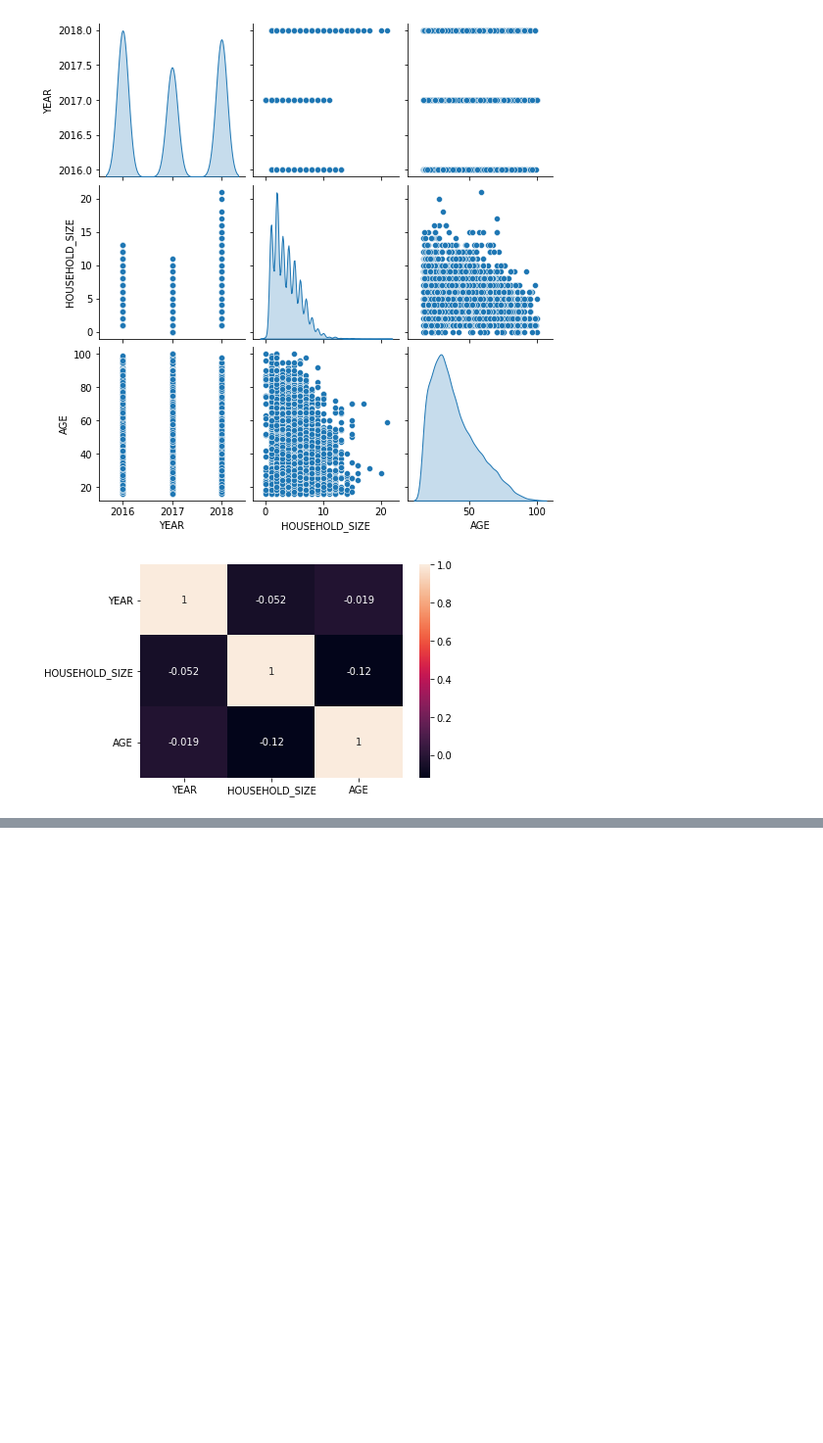
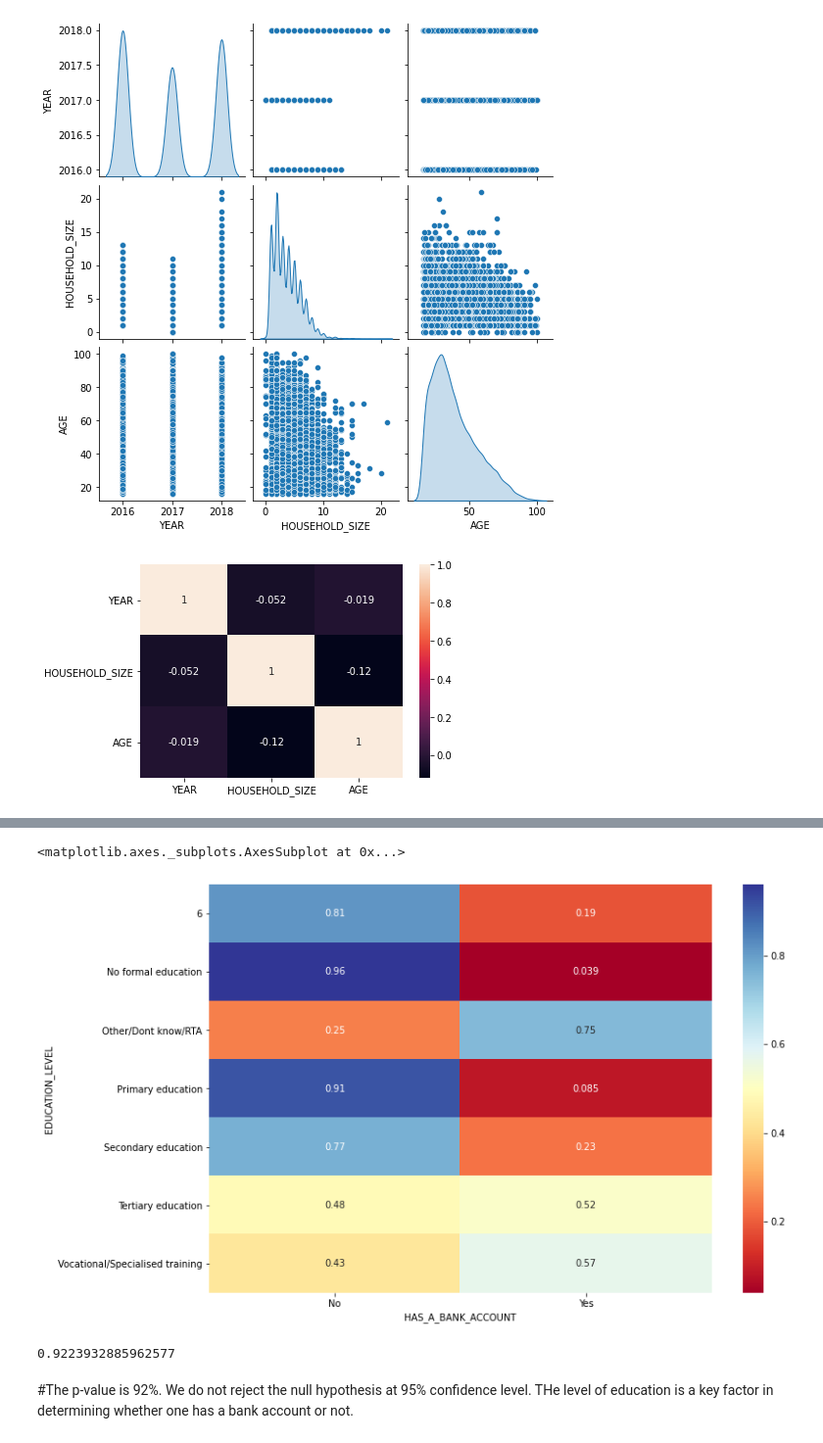
Before and after one commit to Obreintelly/EDA, a Jupyter notebook: Week_2_IP_Exploratory_Data_Analysis_Core.ipynb, the cells around one changed output, grey strips where cells are left out. Shown: that part at 98% size. Saved outputs shown, nothing was run; the diff lists cells and outputs as text; code cells hidden in the pictures; blank space fills up the shorter version.

```diff
--- a/Week_2_IP_Exploratory_Data_Analysis_Core.ipynb
+++ b/Week_2_IP_Exploratory_Data_Analysis_Core.ipynb
@@ -456,0 +563,4 @@ plt.show()
+# %%
+#Derving Percentages of from our frequency tables
+cont_ed_pct = pd.crosstab(finance_inclusion['EDUCATION_LEVEL'], finance_inclusion['HAS_A_BANK_ACCOUNT'], normalize='index')
+cont_ed_pct
@@ -456,0 +577,14 @@ plt.show()
+# %%
+#We visualize the contingency tables using Heatmaps
+plt.figure(figsize=(12,8))
+sns.heatmap(cont_ed_pct, annot = True, cmap="RdYlBu")
+# %% [output]
+<matplotlib.axes._subplots.AxesSubplot at 0x...>
+[figure, added]
+# %%
+c,p, dof, expected=chi2_contingency(cont_ed_pct)
+print(p)
+# %% [output]
+0.9223932885962577
+# %% [markdown]
+#The p-value is 92%. We do not reject the null hypothesis at 95% confidence level. THe level of education is a key factor in determining whether one has a bank account or not.
```
Also changed, not shown: parts of 26 cells of this notebook.
